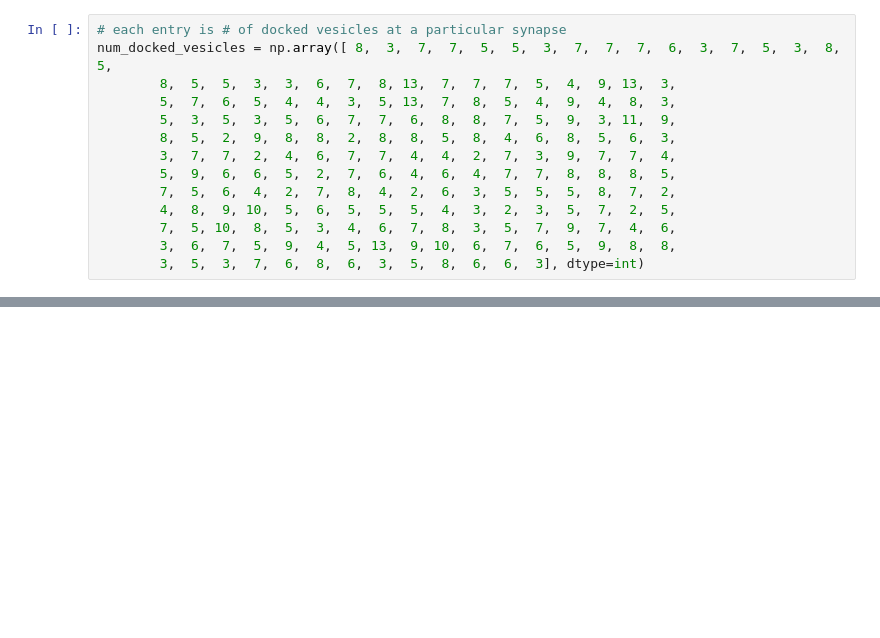
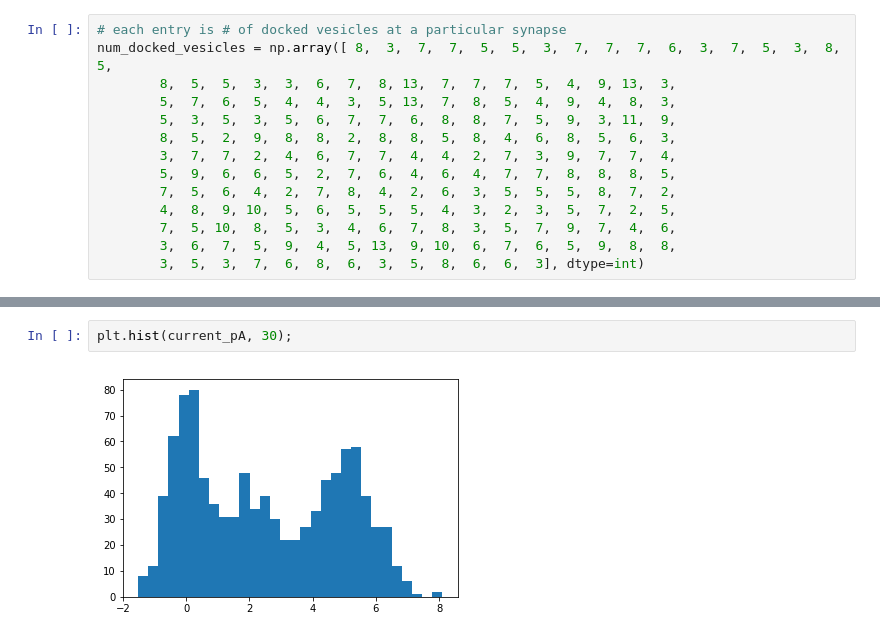
Before and after one commit to marcel-goldschen-ohm/NEU-Spring-2019, a Jupyter notebook: lecture_08_optimization/optimization.ipynb, the cells around one changed output, grey strips where cells are left out. Saved outputs shown, nothing was run; the diff lists cells and outputs as text; blank space fills up the shorter version.

```diff
--- a/lecture_08_optimization/optimization.ipynb
+++ b/lecture_08_optimization/optimization.ipynb
@@ -378,0 +679,4 @@ num_docked_vesicles = np.array([ 8,  3,  7,  7,  5,  5,  3,  7,  7,  7,  6,  3,
+# %%
+plt.hist(current_pA, 30);
+# %% [output]
+[figure, added]
```
Also changed, not shown: parts of 18 cells of this notebook.
